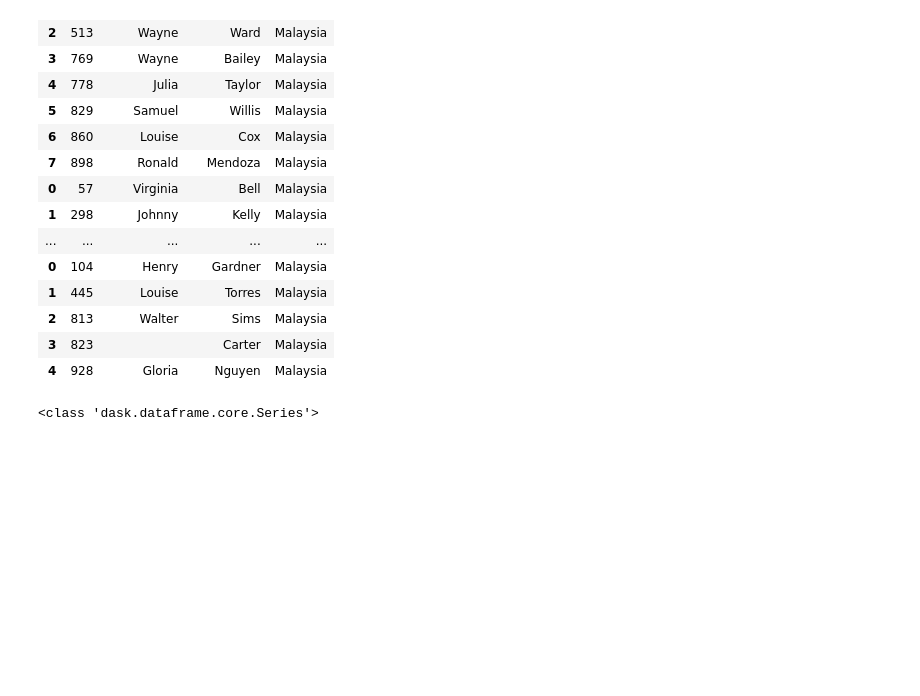
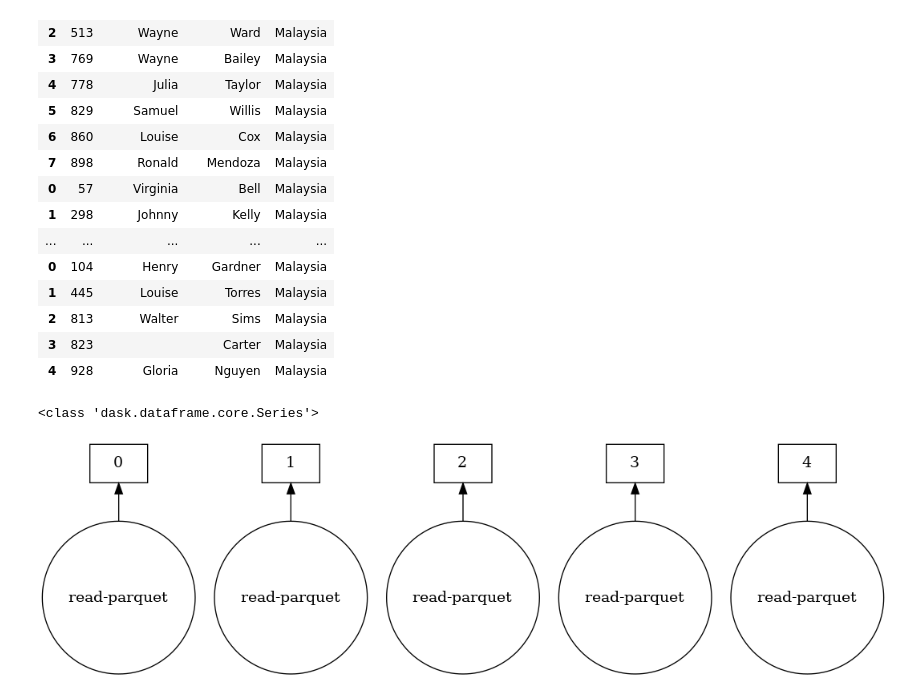
Before and after one commit to chirdeeptomar/fastapi-with-dask, a Jupyter notebook: notebooks/dask.ipynb, the cells around one changed output. Drawn from its saved outputs; the diff is of its cells as text; code cells hidden in the pictures; blank space fills up the shorter version.

```diff
--- a/notebooks/dask.ipynb
+++ b/notebooks/dask.ipynb
@@ -45,3 +45,7 @@ grouped_df = df["country"].value_counts()
 print(type(grouped_df))
 # %% [output]
 <class 'dask.dataframe.core.Series'>
+# %%
+df.visualize()
+# %% [output]
+[figure, added]
```
Also changed, not shown: parts of 1 cell of this notebook, 7 other files.
